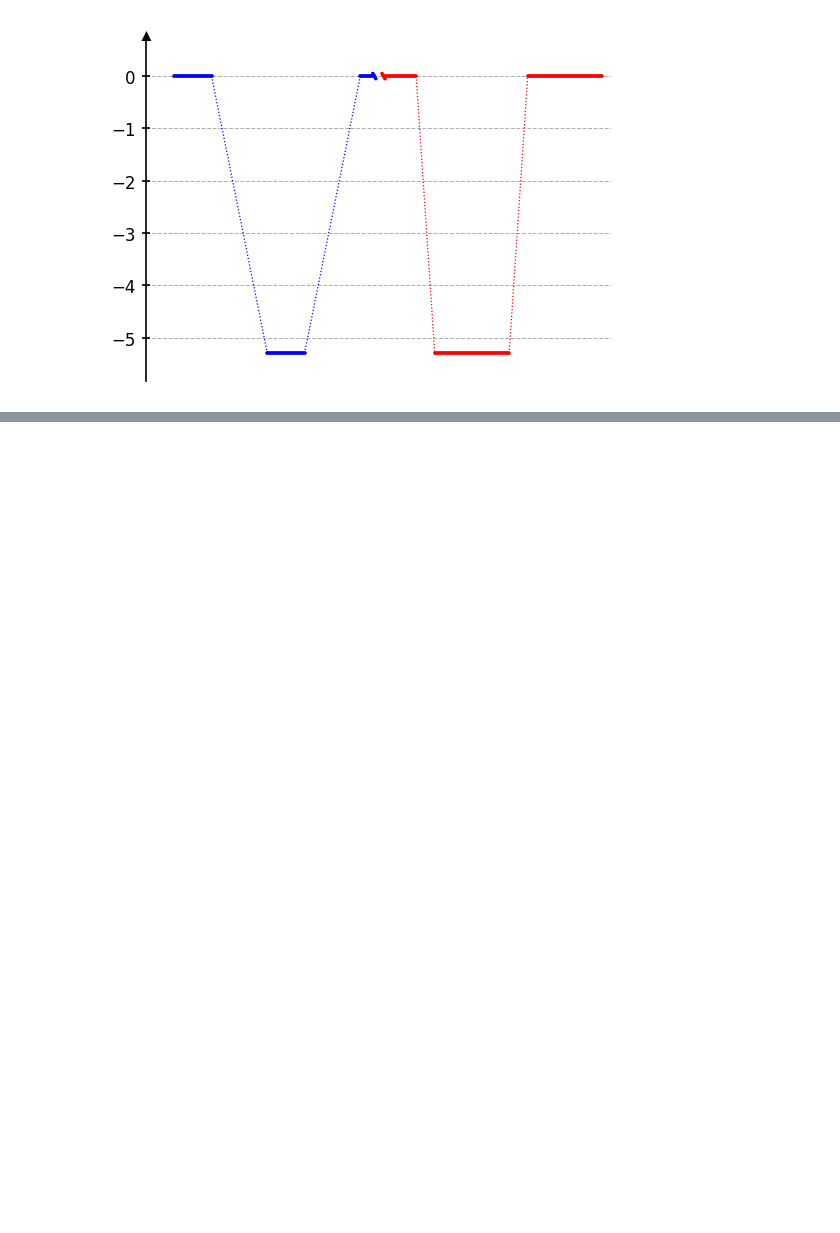
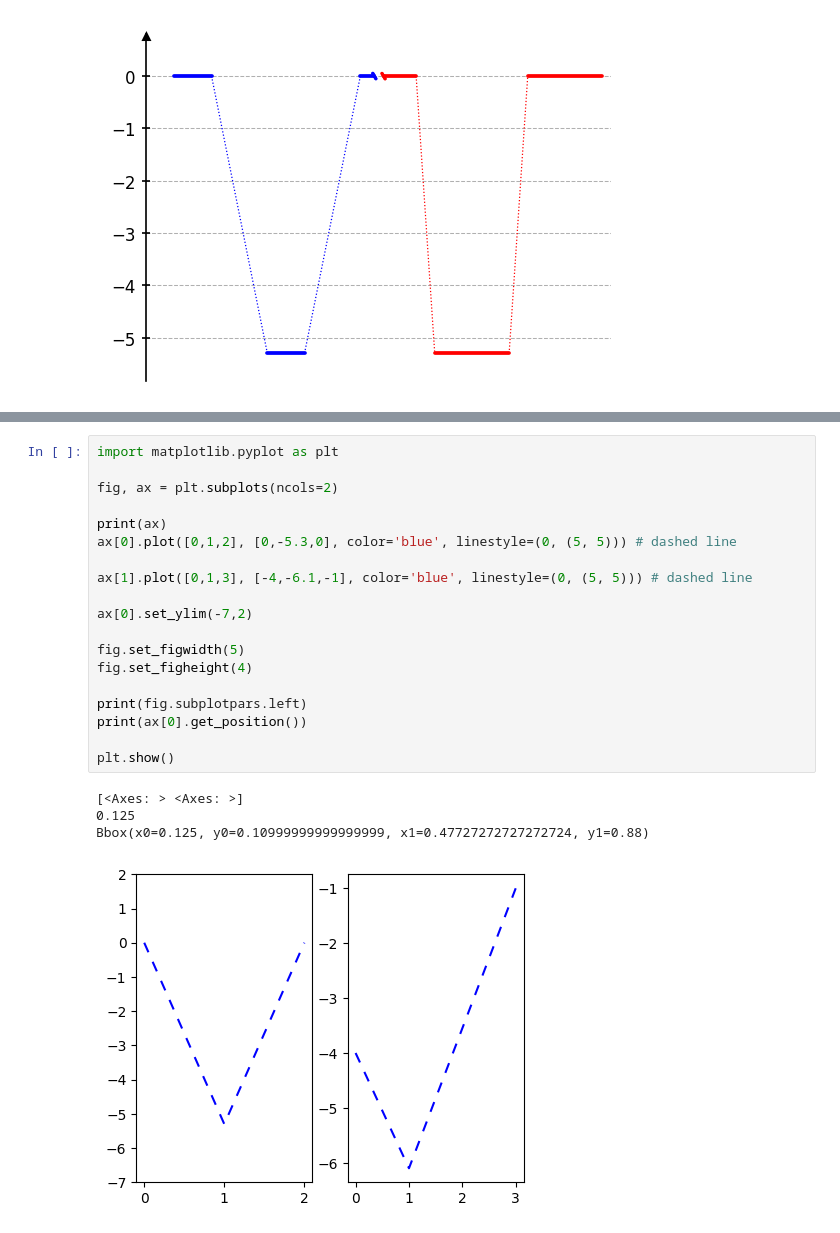
Before and after one commit to Tonner-Zech-Group/chem-diagrams, a Jupyter notebook: examples/test_use.ipynb, the cells around one changed output, grey strips where cells are left out. Drawn from its saved outputs; the diff is of its cells as text; blank space fills up the shorter version.

```diff
--- a/examples/test_use.ipynb
+++ b/examples/test_use.ipynb
@@ -395,0 +410,24 @@ dia.merge_plateaus(
+# %%
+import matplotlib.pyplot as plt
+
+fig, ax = plt.subplots(ncols=2)
+
+print(ax)
+ax[0].plot([0,1,2], [0,-5.3,0], color='blue', linestyle=(0, (5, 5))) # dashed line
+
+ax[1].plot([0,1,3], [-4,-6.1,-1], color='blue', linestyle=(0, (5, 5))) # dashed line
+
+ax[0].set_ylim(-7,2)
+
+fig.set_figwidth(5)
+fig.set_figheight(4)
+
+print(fig.subplotpars.left)
+print(ax[0].get_position())
+
+plt.show()
+# %% [output]
+[<Axes: > <Axes: >]
+0.125
+Bbox(x0=0.125, y0=0.10999999999999999, x1=0.47727272727272724, y1=0.88)
+[figure, added]
```
Also changed, not shown: parts of 4 cells of this notebook, 11 other files.
